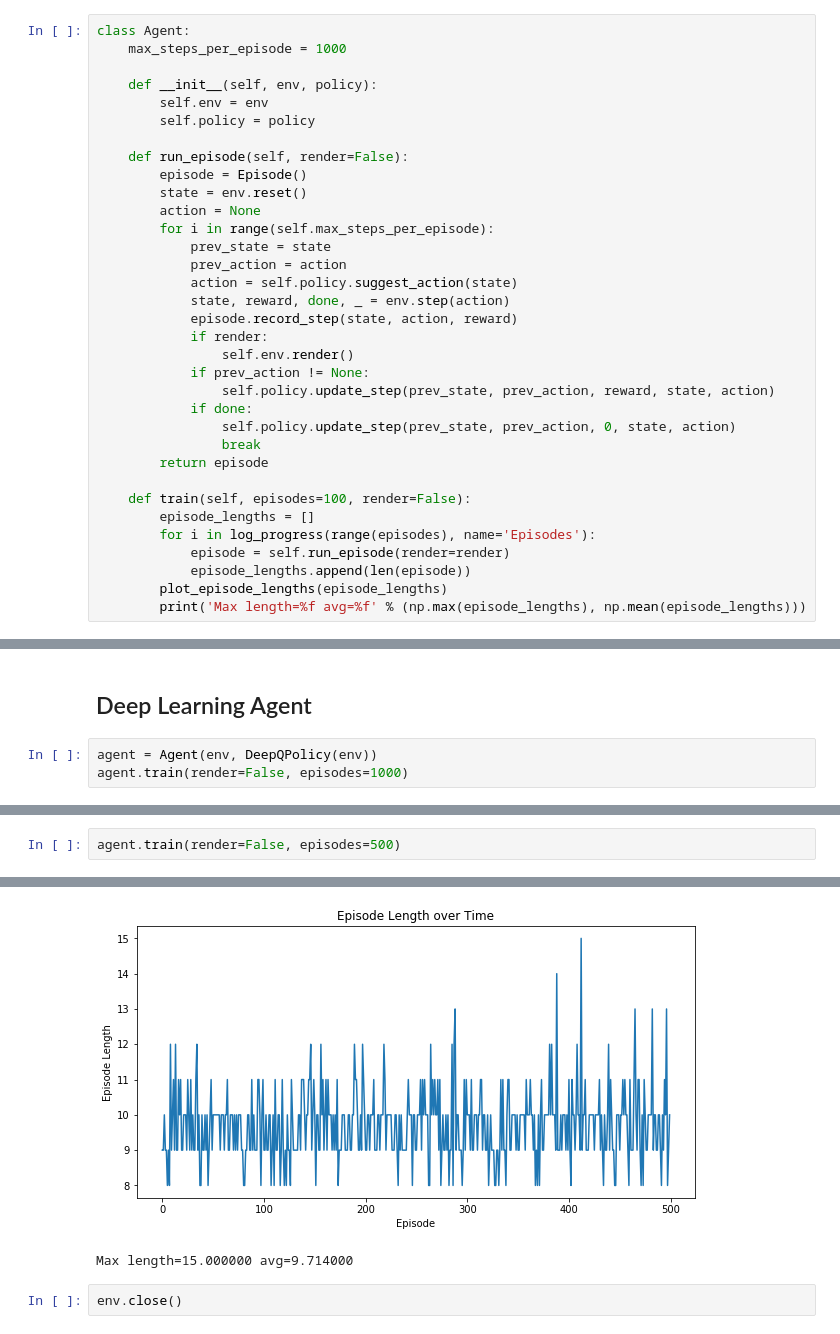
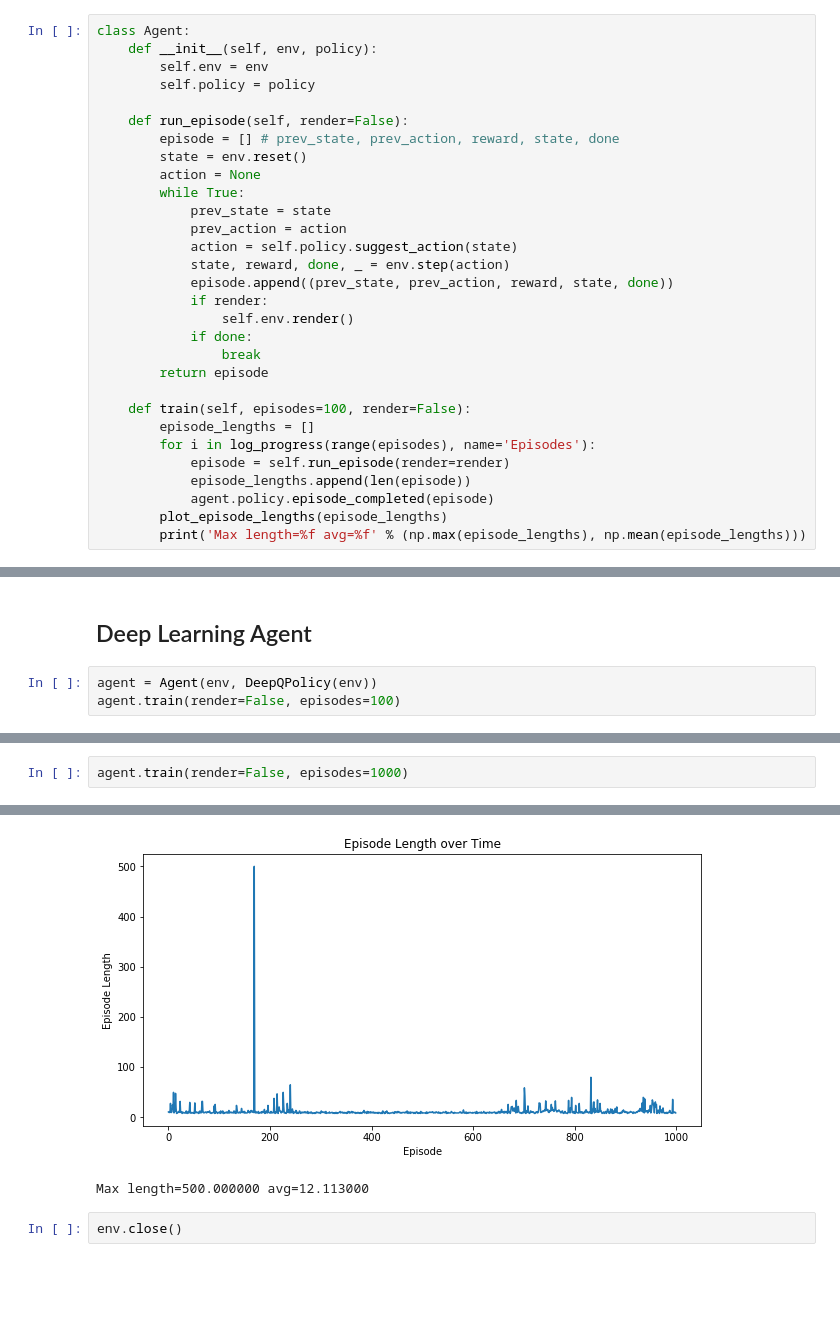
Before and after one commit to unoti/ai-gym-experiments, a Jupyter notebook: 5-CartPole.ipynb, the cells around one changed output, grey strips where cells are left out. Saved outputs shown, nothing was run; the diff lists cells and outputs as text; blank space fills up the shorter version.

```diff
--- a/5-CartPole.ipynb
+++ b/5-CartPole.ipynb
@@ -49,28 +34,23 @@ class RandomPolicy:
         pass
 # %%
 class Agent:
-    max_steps_per_episode = 1000
-
     def __init__(self, env, policy):
         self.env = env
         self.policy = policy
 
     def run_episode(self, render=False):
-        episode = Episode()
+        episode = [] # prev_state, prev_action, reward, state, done
         state = env.reset()
         action = None
-        for i in range(self.max_steps_per_episode):
+        while True:
             prev_state = state
             prev_action = action
             action = self.policy.suggest_action(state)
             state, reward, done, _ = env.step(action)
-            episode.record_step(state, action, reward)
+            episode.append((prev_state, prev_action, reward, state, done))
             if render:
                 self.env.render()
-            if prev_action != None:
-                self.policy.update_step(prev_state, prev_action, reward, state, action)
             if done:
-                self.policy.update_step(prev_state, prev_action, 0, state, action)
                 break
         return episode
 
@@ -79,6 +59,7 @@ class Agent:
         for i in log_progress(range(episodes), name='Episodes'):
             episode = self.run_episode(render=render)
             episode_lengths.append(len(episode))
+            agent.policy.episode_completed(episode)
         plot_episode_lengths(episode_lengths)
         print('Max length=%f avg=%f' % (np.max(episode_lengths), np.mean(episode_lengths)))
 # %%
@@ -237,6 +252,6 @@ class DeepQPolicy:
 ## Deep Learning Agent
 # %%
 agent = Agent(env, DeepQPolicy(env))
-agent.train(render=False, episodes=1000)
+agent.train(render=False, episodes=100)
 # %% [output]
 [interactive output not drawn]
@@ -252,8 +267,8 @@ array([2.2339203, 3.1024752], dtype=float32)
 # %%
-agent.train(render=False, episodes=500)
+agent.train(render=False, episodes=1000)
 # %% [output]
 [interactive output not drawn]
-[figure, old version]
+[figure, new version]
-Max length=15.000000 avg=9.714000
+Max length=500.000000 avg=12.113000
 # %%
 env.close()
```
Also changed, not shown: parts of 7 cells of this notebook.
